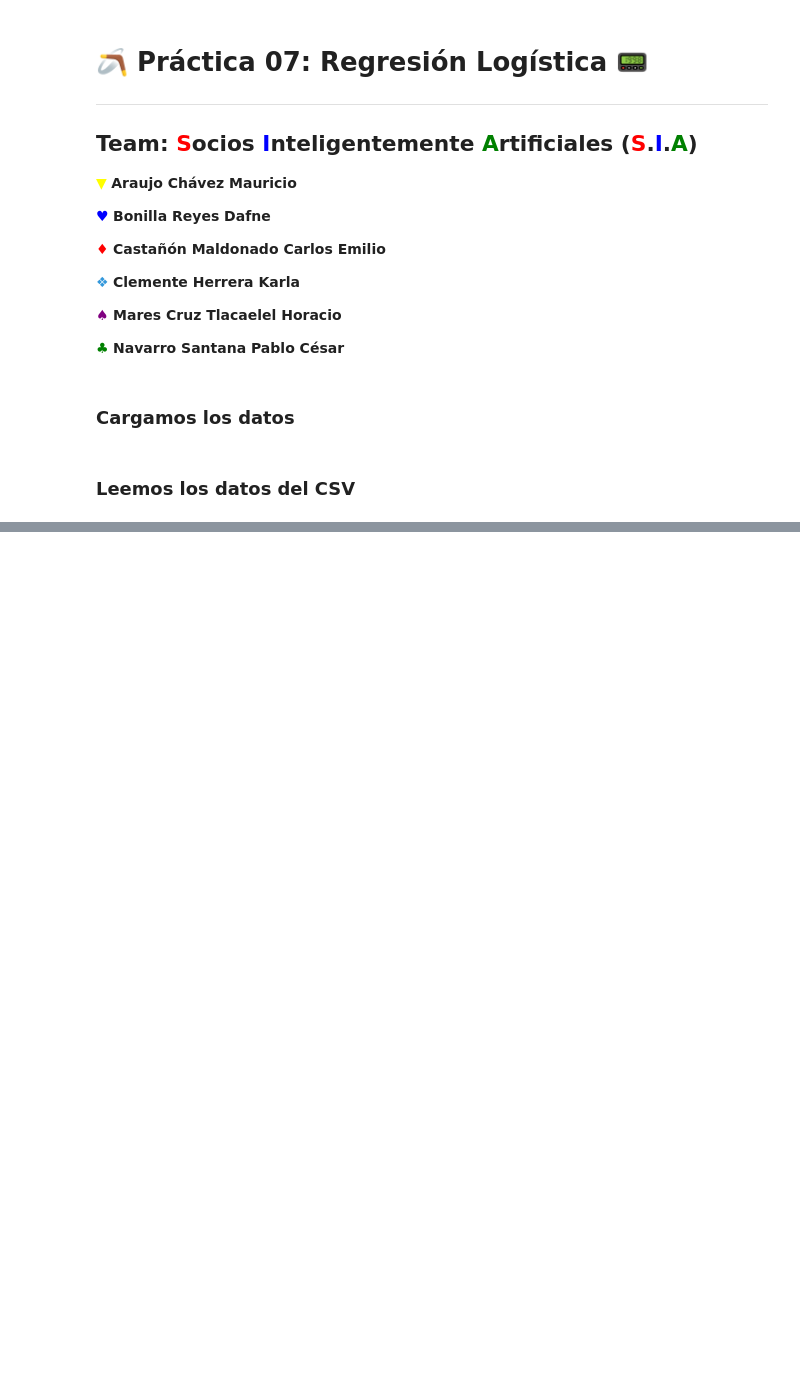
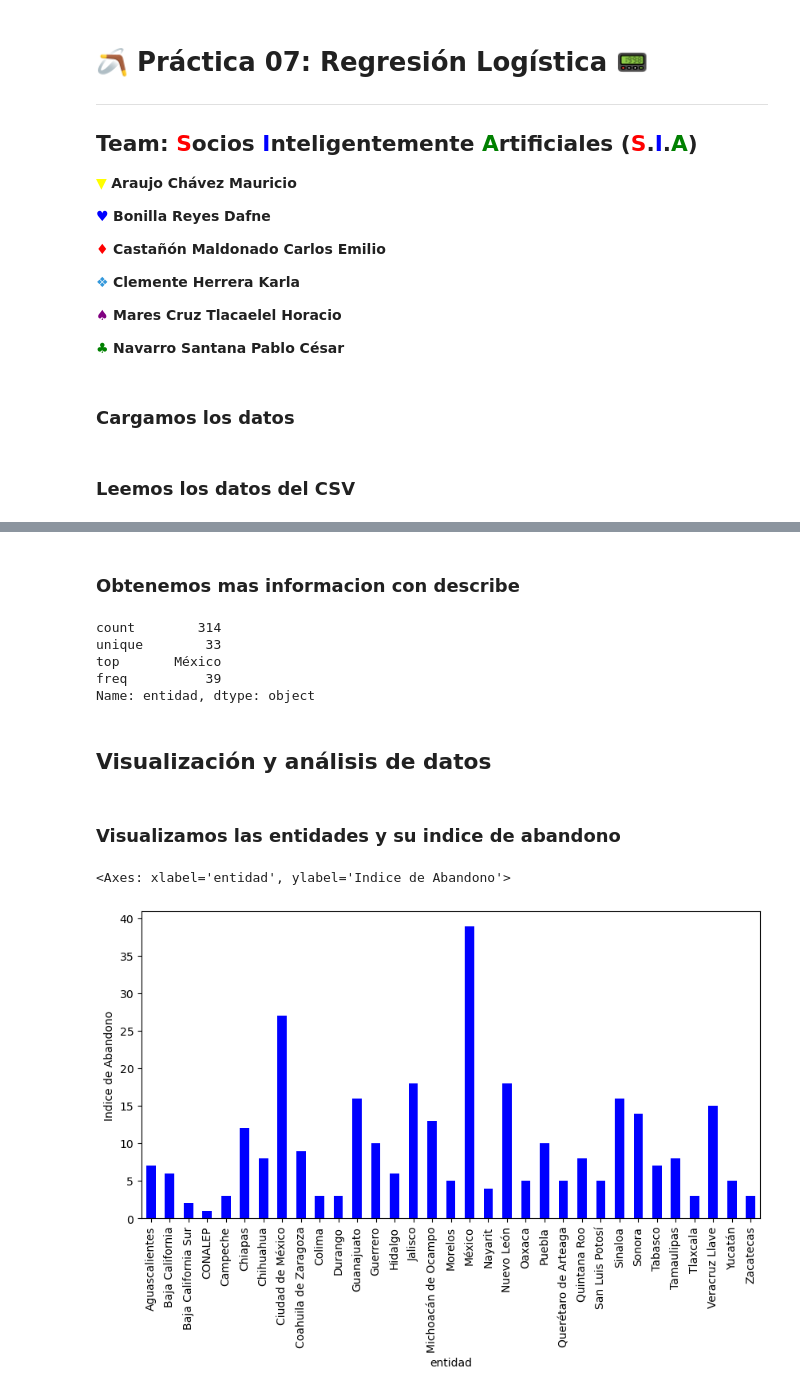
Before and after one commit to CarlosCastanon2099/Inteligencia-Artificial, a Jupyter notebook: Practicas/Practica-07/practica_07.ipynb, the cells around one changed output, grey strips where cells are left out. Saved outputs shown, nothing was run; the diff lists cells and outputs as text; code cells hidden in the pictures; blank space fills up the shorter version.

```diff
--- a/Practicas/Practica-07/practica_07.ipynb
+++ b/Practicas/Practica-07/practica_07.ipynb
@@ -50,0 +67,2 @@ load_data(path)
+# %%
+escolar_DataFrame = pd.read_csv(path, encoding='latin-1')
@@ -50,0 +145,23 @@ load_data(path)
+# %% [markdown]
+### **Obtenemos mas informacion con describe**
+# %%
+escolar_DataFrame['entidad'].describe()
+# %% [output]
+count        314
+unique        33
+top       México
+freq          39
+Name: entidad, dtype: object
+# %% [markdown]
+## **Visualización y análisis de datos**
+# %% [markdown]
+### **Visualizamos las entidades y su indice de abandono**
+# %%
+# Contamos el indice de abandono escolar por entidad
+conteo_Entidades_IndiceA = escolar_DataFrame.groupby('entidad')['Porcentaje_de_abandono_escolar'].count()
+
+# Graficamos Usando Matplotlib
+conteo_Entidades_IndiceA.plot(kind='bar', figsize=(10, 5), color='blue', ylabel='Indice de Abandono' )
+# %% [output]
+<Axes: xlabel='entidad', ylabel='Indice de Abandono'>
+[figure, added]
```
Also changed, not shown: parts of 15 cells of this notebook.
